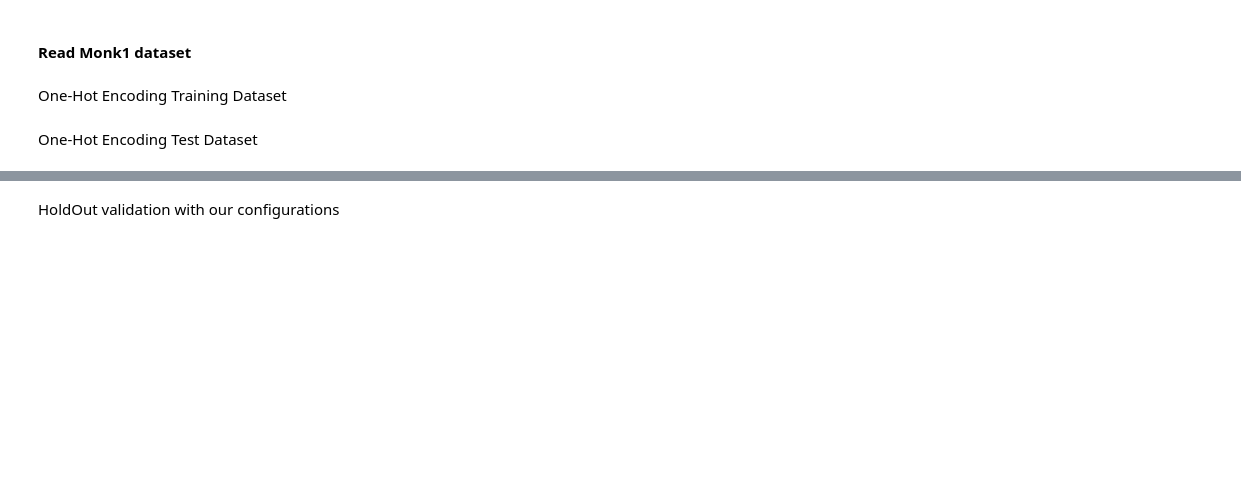
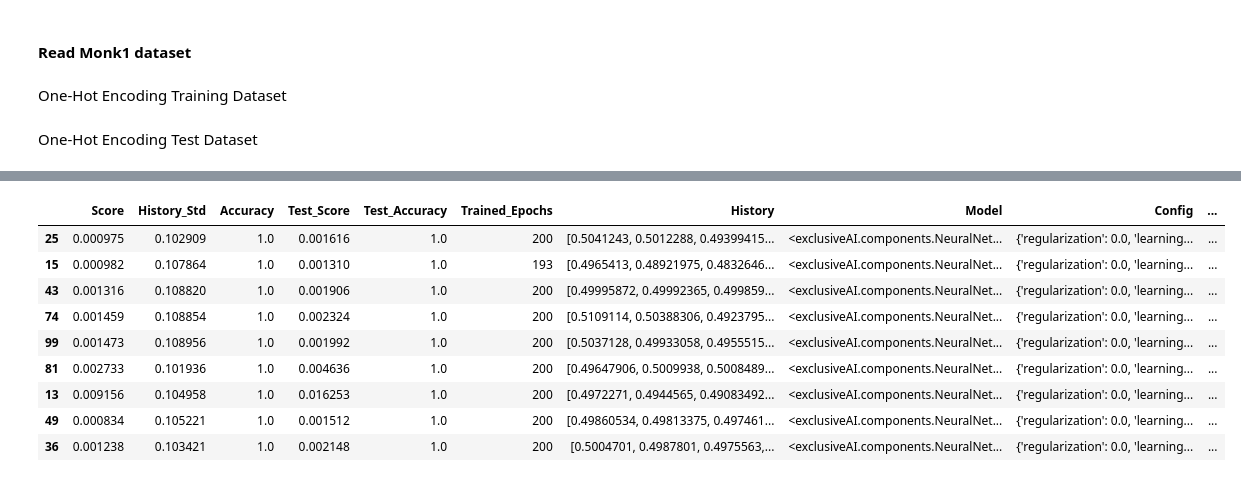
Before and after one commit to exclusiveAI/MLProject, a Jupyter notebook: Notebooks/Monk1.ipynb, the cells around one changed output, grey strips where cells are left out. Saved outputs shown, nothing was run; the diff lists cells and outputs as text; code cells hidden in the pictures; blank space fills up the shorter version.

```diff
--- a/Notebooks/Monk1.ipynb
+++ b/Notebooks/Monk1.ipynb
@@ -50,2 +28,0 @@ for i in range(buckets):
-# %% [markdown]
-HoldOut validation with our configurations
@@ -62,0 +89,23 @@ configs.to_json('monk1_models_configurations.json')
+# %%
+# Sort the DataFrame by the first element in the tuple (column 'Value')
+
+df_sorted = df.sort_values(by=['Num_Layers', 'Score', 'Test_Score', 'History_Std'])
+df_sorted = df_sorted[df_sorted['Accuracy'] >= 1]
+df_sorted = df_sorted[df_sorted['Test_Accuracy'] >= 1]
+df_sorted = df_sorted[df_sorted['History_Std'] <= 0.11]
+# df_sorted = df_sorted[df_sorted['Num_Layers'] <= 1]
+# df_sorted['Num_of_Units'] = [value[0] for value in df_sorted['Num_of_Units']]
+# df_sorted = df_sorted[df_sorted['Num_of_Units'] == 4]
+histories = {row[0]: row[1] for row in df_sorted[['Name', 'History']].values}
+df_sorted
+# %% [output]
+|  | Score | History_Std | Accuracy | Test_Score | Test_Accuracy | Trained_Epochs | History | Model | Config | ... |
+| 25 | 0.000975 | 0.102909 | 1.0 | 0.001616 | 1.0 | 200 | [0.5041243, 0.5012288, 0.49399415... | <exclusiveAI.components.NeuralNet... | {'regularization': 0.0, 'learning... | ... |
+| 15 | 0.000982 | 0.107864 | 1.0 | 0.001310 | 1.0 | 193 | [0.4965413, 0.48921975, 0.4832646... | <exclusiveAI.components.NeuralNet... | {'regularization': 0.0, 'learning... | ... |
+| 43 | 0.001316 | 0.108820 | 1.0 | 0.001906 | 1.0 | 200 | [0.49995872, 0.49992365, 0.499859... | <exclusiveAI.components.NeuralNet... | {'regularization': 0.0, 'learning... | ... |
+| 74 | 0.001459 | 0.108854 | 1.0 | 0.002324 | 1.0 | 200 | [0.5109114, 0.50388306, 0.4923795... | <exclusiveAI.components.NeuralNet... | {'regularization': 0.0, 'learning... | ... |
+| 99 | 0.001473 | 0.108956 | 1.0 | 0.001992 | 1.0 | 200 | [0.5037128, 0.49933058, 0.4955515... | <exclusiveAI.components.NeuralNet... | {'regularization': 0.0, 'learning... | ... |
+| 81 | 0.002733 | 0.101936 | 1.0 | 0.004636 | 1.0 | 200 | [0.49647906, 0.5009938, 0.5008489... | <exclusiveAI.components.NeuralNet... | {'regularization': 0.0, 'learning... | ... |
+| 13 | 0.009156 | 0.104958 | 1.0 | 0.016253 | 1.0 | 200 | [0.4972271, 0.4944565, 0.49083492... | <exclusiveAI.components.NeuralNet... | {'regularization': 0.0, 'learning... | ... |
+| 49 | 0.000834 | 0.105221 | 1.0 | 0.001512 | 1.0 | 200 | [0.49860534, 0.49813375, 0.497461... | <exclusiveAI.components.NeuralNet... | {'regularization': 0.0, 'learning... | ... |
+| 36 | 0.001238 | 0.103421 | 1.0 | 0.002148 | 1.0 | 200 | [0.5004701, 0.4987801, 0.4975563,... | <exclusiveAI.components.NeuralNet... | {'regularization': 0.0, 'learning... | ... |
```
Also changed, not shown: parts of 9 cells of this notebook, 18 other files.
